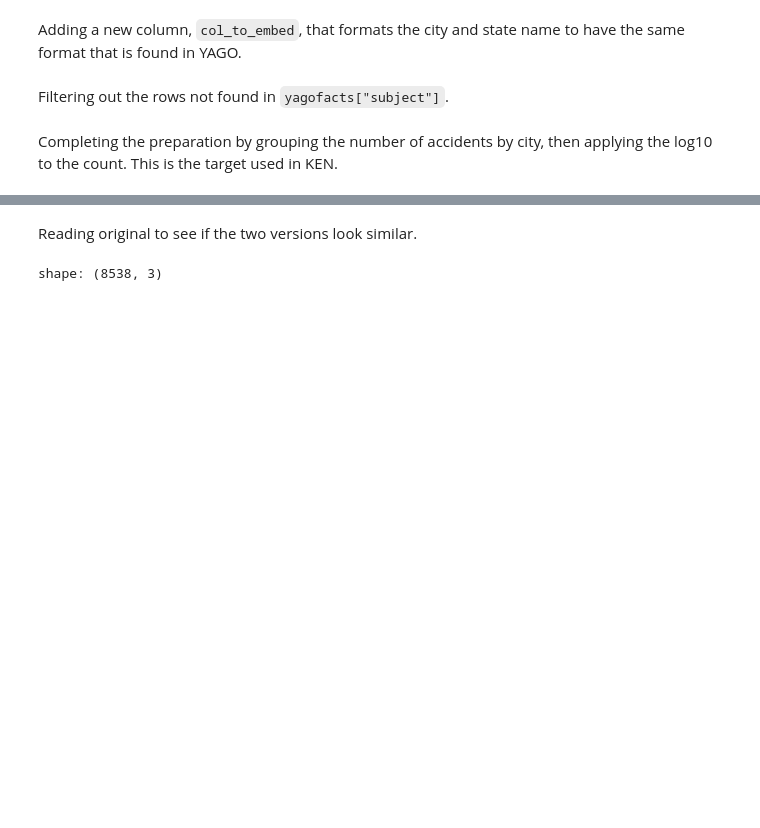
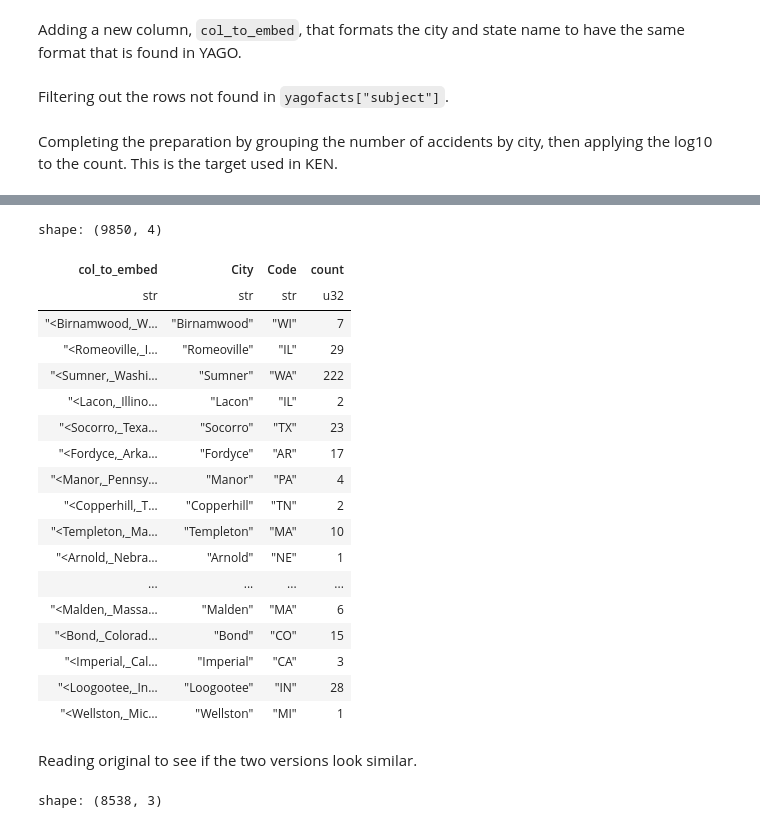
Before and after one commit to rcap107/YADL, a Jupyter notebook: notebooks/Eval KEN datasets.ipynb, the cells around one changed output, grey strips where cells are left out. Drawn from its saved outputs; the diff is of its cells as text; code cells hidden in the pictures; blank space fills up the shorter version.

```diff
--- a/notebooks/Eval KEN datasets.ipynb
+++ b/notebooks/Eval KEN datasets.ipynb
@@ -121,3 +122,25 @@ shape: (9850, 3)
+# %%
+df_counts
+# %% [output]
+shape: (9850, 4)
+| col_to_embed | City | Code | count |
+| str | str | str | u32 |
+| "<Birnamwood,_W… | "Birnamwood" | "WI" | 7 |
+| "<Romeoville,_I… | "Romeoville" | "IL" | 29 |
+| "<Sumner,_Washi… | "Sumner" | "WA" | 222 |
+| "<Lacon,_Illino… | "Lacon" | "IL" | 2 |
+| "<Socorro,_Texa… | "Socorro" | "TX" | 23 |
+| "<Fordyce,_Arka… | "Fordyce" | "AR" | 17 |
+| "<Manor,_Pennsy… | "Manor" | "PA" | 4 |
+| "<Copperhill,_T… | "Copperhill" | "TN" | 2 |
+| "<Templeton,_Ma… | "Templeton" | "MA" | 10 |
+| "<Arnold,_Nebra… | "Arnold" | "NE" | 1 |
+| ... | ... | ... | ... |
+| "<Malden,_Massa… | "Malden" | "MA" | 6 |
+| "<Bond,_Colorad… | "Bond" | "CO" | 15 |
+| "<Imperial,_Cal… | "Imperial" | "CA" | 3 |
+| "<Loogootee,_In… | "Loogootee" | "IN" | 28 |
+| "<Wellston,_Mic… | "Wellston" | "MI" | 1 |
 # %%
 df_final.write_parquet(Path(dataset_dir, "us-accidents-target.parquet"))
 # %% [markdown]
```
Also changed, not shown: parts of 7 cells of this notebook.
